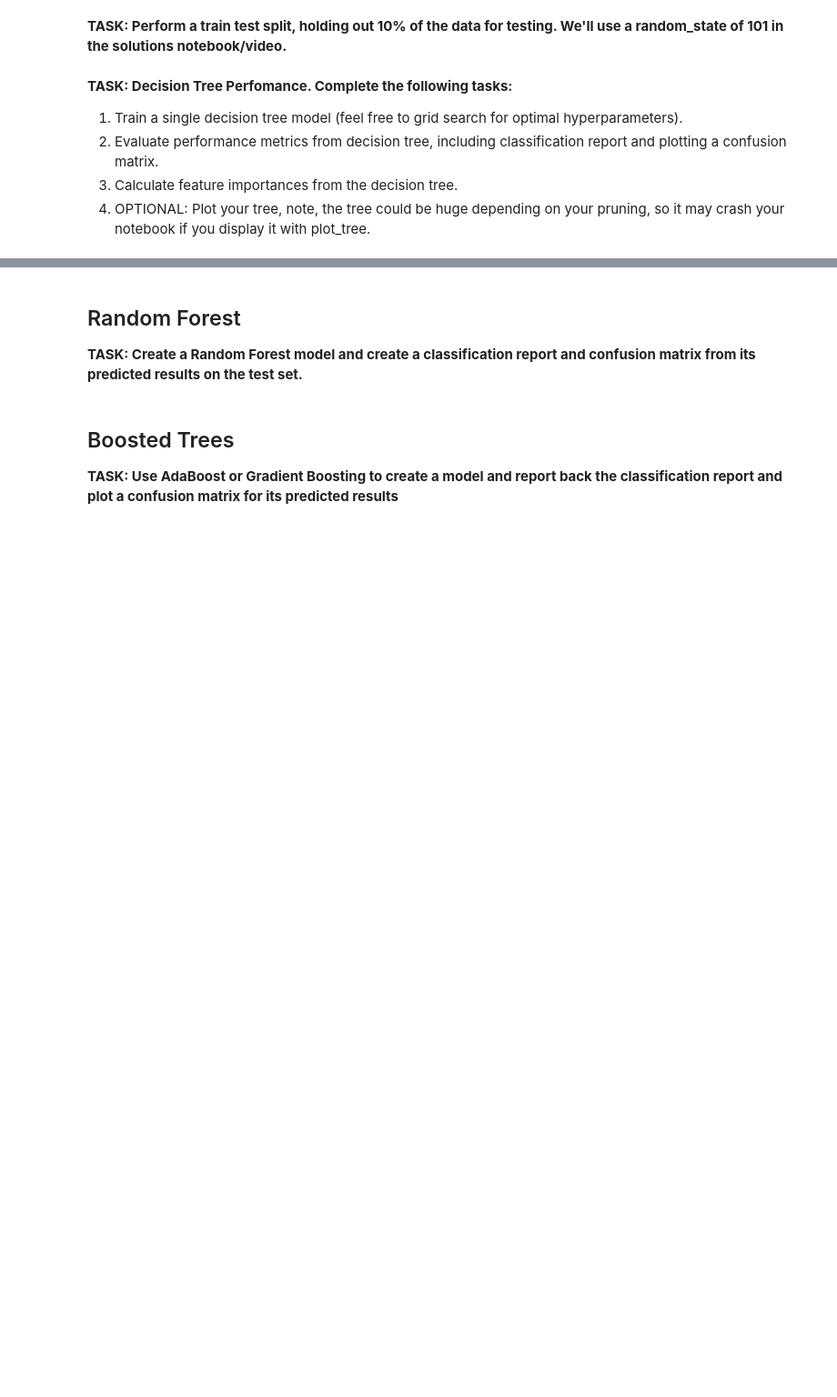
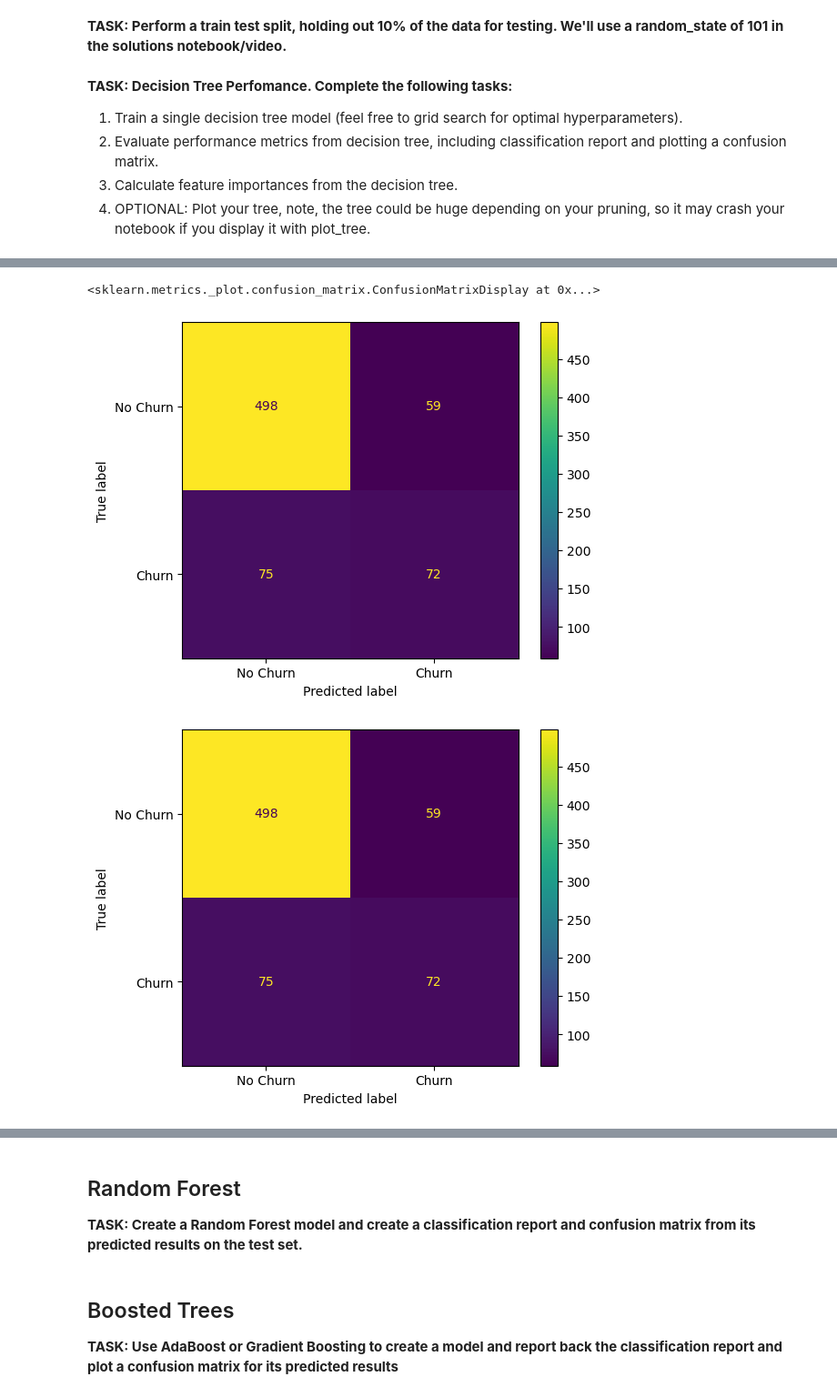
Before and after one commit to Basi10/Churn-Prediction-Model, a Jupyter notebook: 00-Sup-Learning-Capstone-Tree-Methods .ipynb, the cells around one changed output, grey strips where cells are left out. Shown at 91% size. Saved outputs shown, nothing was run; the diff lists cells and outputs as text; code cells hidden in the pictures; blank space fills up the shorter version.

Commit message:
used single descision tree for predictive modeling

```diff
--- a/00-Sup-Learning-Capstone-Tree-Methods .ipynb
+++ b/00-Sup-Learning-Capstone-Tree-Methods .ipynb
@@ -315,3 +319,5 @@ sns.catplot(data=df,x='Tenure Cohort',hue='Churn',kind='count',
+# %%
+X_train, X_test, y_train, y_test = train_test_split(X, y, test_size=0.1, random_state=101)
 # %% [markdown]
 **TASK: Decision Tree Perfomance. Complete the following tasks:**
    1. Train a single decision tree model (feel free to grid search for optimal hyperparameters).
@@ -320,0 +329,4 @@ sns.catplot(data=df,x='Tenure Cohort',hue='Churn',kind='count',
+# %%
+dt = DecisionTreeClassifier(max_depth=6)
+# %%
+dt.fit(X_train,y_train)
@@ -320,0 +337,2 @@ sns.catplot(data=df,x='Tenure Cohort',hue='Churn',kind='count',
+# %%
+preds = dt.predict(X_test)
@@ -320,0 +350,7 @@ sns.catplot(data=df,x='Tenure Cohort',hue='Churn',kind='count',
+# %%
+disp = ConfusionMatrixDisplay.from_predictions(y_true=y_test,y_pred=preds,display_labels=['No Churn','Churn'])
+disp.plot()
+# %% [output]
+<sklearn.metrics._plot.confusion_matrix.ConfusionMatrixDisplay at 0x...>
+[figure, added]
+[figure, added]
```
Also changed, not shown: parts of 14 cells of this notebook.
